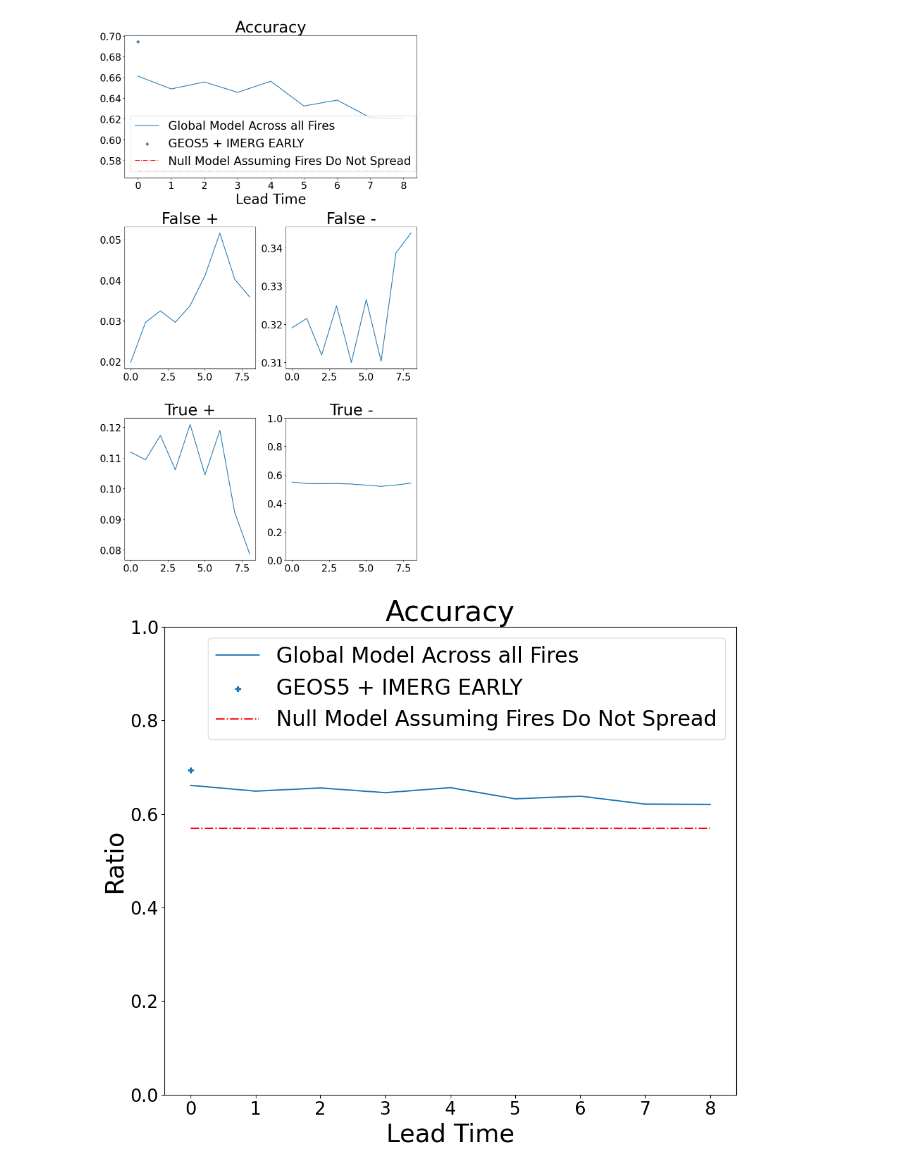
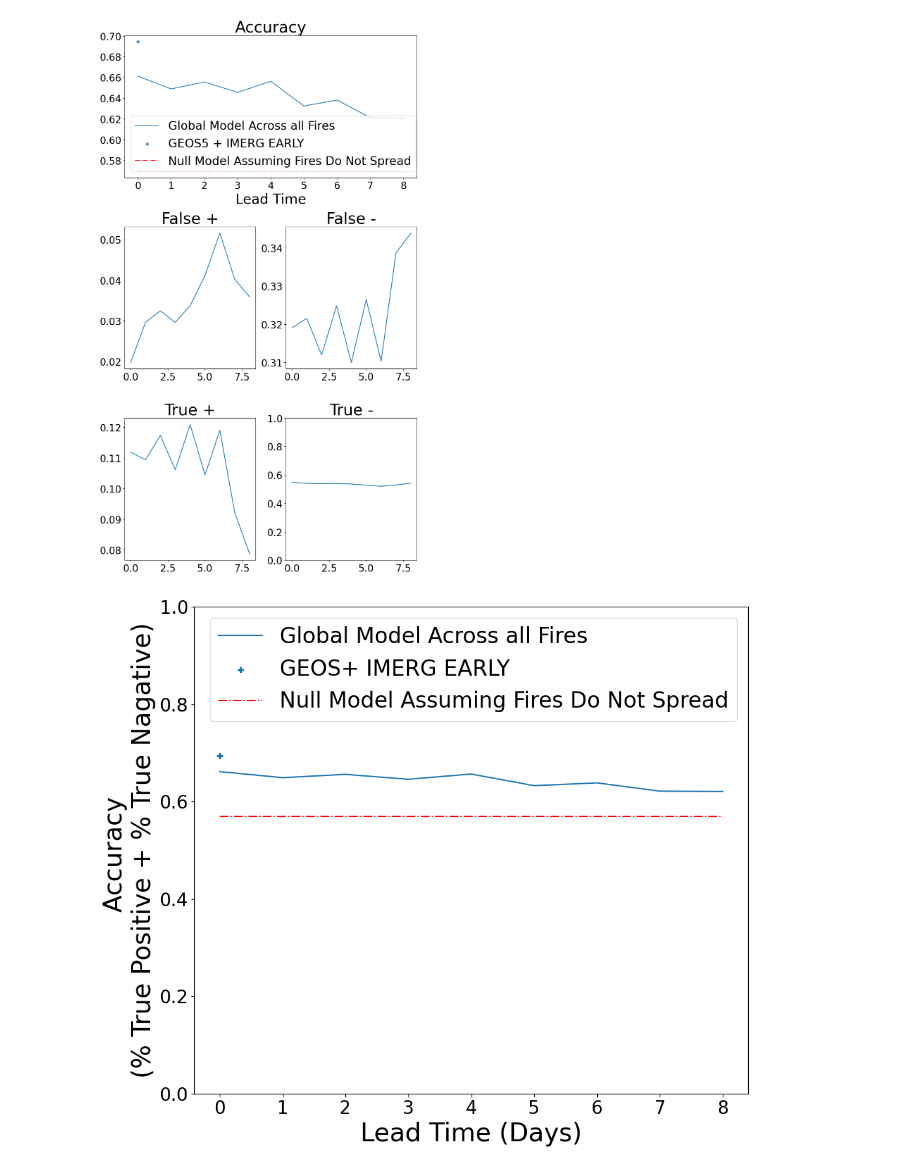
Before and after one commit to mccabete/fwiVis, a Jupyter notebook: notebooks/Logit_models.ipynb, the cells around one changed output. Drawn from its saved outputs; the diff is of its cells as text; code cells hidden in the pictures.

```diff
--- a/notebooks/Logit_models.ipynb
+++ b/notebooks/Logit_models.ipynb
@@ -1322,6 +1409,18 @@ def plot_logit(fire_delta, fire_test, x, y):
 
     return(fig, (ax1, ax2))
 # %%
+factor = 1
+
+plt.rcParams['axes.labelsize'] = 14 * factor # Set axes label font size
+plt.rcParams['axes.titlesize'] = 16 * factor # Set axes title font size
+plt.rcParams['xtick.labelsize'] = 10 * factor # Set x-axis tick label font size
+plt.rcParams['ytick.labelsize'] = 10  * factor# Set y-axis tick label font size
+plt.rcParams['legend.fontsize'] = 12 * factor # Set legend font size
+plt.rcParams['figure.constrained_layout.use'] = True
+
+
+
+
 def load_model(filepath):
     with open(filepath, 'rb') as f:
         return pickle.load(f)
@@ -1334,11 +1433,13 @@ y = "spread_bool_100"
 
 fire, fire_test = make_two_dfs(fire3)
 fig, (ax1, ax2) = plot_logit(fire_delta = fire, fire_test = fire_test, x= 'GEOS5_IMERGEARLY', y = "spread_bool_100")
-ax1.set_ylabel("Probability of > 1km^2 Growth")
+ax1.set_ylabel("Probability of > $1km^2$ Growth")
 ax1.set_xlabel("Fire Weather Index")
-ax1.plot([None], [None], color = "grey",  alpha = 0.6, label = "Individual (6 day +) Fire Models")
+ax1.plot([None], [None], color = "grey",  alpha = 0.6, label = "Individual Fire Models")
 ax1.hlines(0.5, xmin = 0, xmax =  fire_df[x].max(), color = "purple", linestyle = "dashed", label = "0.5")
-ax1.legend(framealpha = 0, loc = 'upper left')
+ax1.set_xlim(left = 0)
+#ax1.legend(framealpha = 0, loc = 'upper left')
+ax1.legend(framealpha = 0, loc='upper left') # bbox_to_anchor=(0.5, 0.5)
 
 
 ax3 = ax2.twinx()
@@ -1357,6 +1458,7 @@ for fid in fire_df[~fire_df.GEOS5_IMERGEARLY_thresh_spread_bool_100.isnull()].fi
     #ax3.yaxis.set_major_formatter(plt.NullFormatter())
     ax3.get_yaxis().set_visible(False)
     ax3.yaxis
+
     #ax3.hlines(0.5, color = "purple", linestyle = "dashed", label = "0.5")
 #ax3.legend()
 plt.savefig("some_figs/logit_model_plots/Global_and_individual_logit.svg")
@@ -1729,12 +1832,12 @@ gs = fig.add_gridspec(2, 1)  # 3 rows, 2 columns grid
 
 # One large subplot spanning the entire top row (first row, both columns)
 ax_big = fig.add_subplot(gs[0, :])
-ax_big.set_title('Accuracy')
+#ax_big.set_title('Accuracy')
 # Example plot for big subplot
 ax_big.plot(smp_df.lead_time, smp_df.accuracy, label = "Global Model Across all Fires")
-ax_big.scatter(0, smp_df.accuracy.iloc[0], label = "GEOS5 + IMERG EARLY", marker = "P")
-ax_big.set_xlabel("Lead Time")
-ax_big.set_ylabel("Ratio")
+ax_big.scatter(0, smp_df.accuracy.iloc[0], label = "GEOS+ IMERG EARLY", marker = "P")
+ax_big.set_xlabel("Lead Time (Days)")
+ax_big.set_ylabel("Accuracy \n(% True Positive + % True Nagative)")
 ax_big.hlines(smp_df.accuracy.iloc[-1], xmin = 0, xmax = 8, label = "Null Model Assuming Fires Do Not Spread", color = "red",  linestyle="-.",)
 ax_big.legend()
 ax_big.set_ylim(0, 1)
@@ -1754,34 +1857,34 @@ ax_big.set_ylim(0, 1)
 #             print("Equal 0's and 1's in bool. Assuming 0.")
 
 #         #fire_tmp = fire_tmp[[x, y]].drop_duplicates() ## Correct?? Could this *under sample* the small fires (more likely to have same FWI?
 #         #fire_tmp = fire_tmp[[x, y]].dropna()
 
 
 #         false_positives = len(fire3[(fire3[x] >= will_grow) &  (fire3[y] == 0)][y])/ len(fire3[y]) ## said it would grow, but didn't
 #         false_negatives = len(fire3[(fire3[x] < will_grow) &  (fire3[y] == 1)][y])/ len(fire3[y]) ## Did grow, but said it wouldn't
 
 #         true_positives = len(fire3[(fire3[x] >= will_grow) &  (fire3[y] == 1)][y])/ len(fire3[y])
 #         true_negatives = len(fire3[(fire3[x] < will_grow) &  (fire3[y] == 0)][y])/ len(fire3[y])
 #         accuracy = (true_positives + true_negatives)
 #         smp_df.loc[x, "false_pos"] = false_positives
 #         smp_df.loc[x, "false_neg"] = false_negatives
 #         smp_df.loc[x, "true_pos"] = true_positives
 #         smp_df.loc[x, "true_neg"] = true_negatives
 #         smp_df.loc[x, "accuracy"] = accuracy
 
 
 
 #     lead_time = [None, 0, 1,2, 3, 4, 5, 6, 7, 8, None]
 #     smp_df.loc[:, "lead_time"] = lead_time
 #     return(smp_df)
 
 # for i in fire3.fireID.unique():
 #     f_df = per_fire_global_thresh(fire3[fire3.fireID == i])
 #     ax_big.plot(f_df.lead_time, f_df.accuracy, color = "grey", alpha = 0.1)
 
 plt.savefig("some_figs/logit_model_plots/model_accuracy_by_lead_time.png")
 # %% [output]
-[figure, old version]
+[figure, new version]
 # %%
 ## Look at how the threshold agrees with # of fires spreading
 
```
Also changed, not shown: parts of 25 cells of this notebook, 9 other files.
